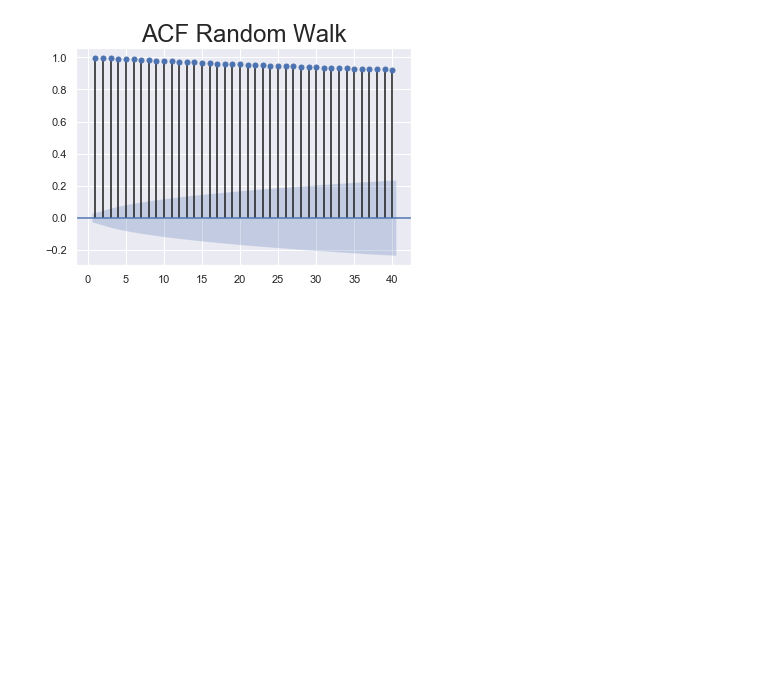
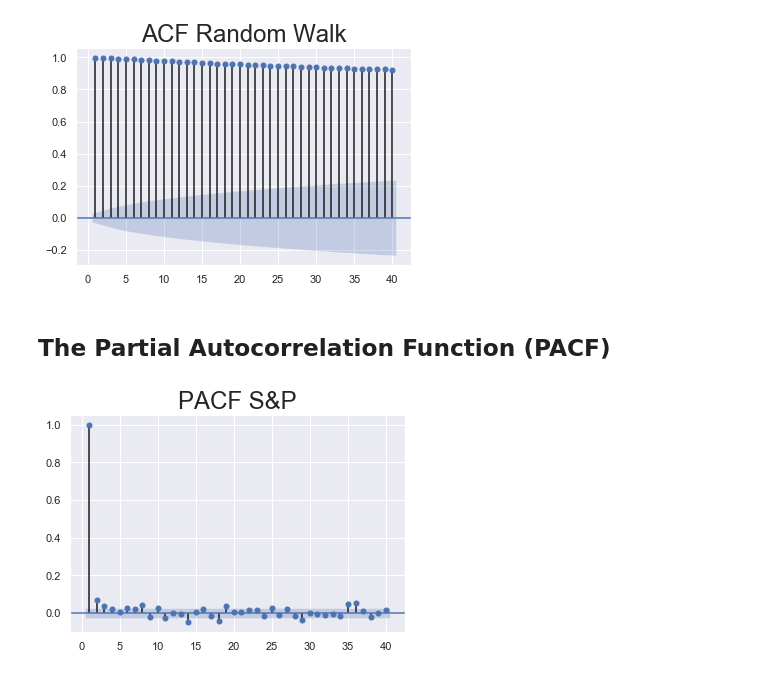
Before and after one commit to pauloteixeirajr/time-series-python, a Jupyter notebook: Working with Time Series in Python.ipynb, the cells around one changed output. Cells and saved outputs as stored; diff of their text form; code cells hidden in the pictures; blank space fills up the shorter version.

Commit message:
The partial autocorrelation function (pacf)

```diff
--- a/Working with Time Series in Python.ipynb
+++ b/Working with Time Series in Python.ipynb
@@ -234,3 +234,16 @@ plt.title('ACF Random Walk', size = 24)
 plt.show()
 # %% [output]
 [figure]
+# %% [markdown]
+## The Partial Autocorrelation Function (PACF)
+# %%
+sgt.plot_pacf(
+    df.market_value,
+    lags = 40,
+    zero = False,
+    method = ('ols') # order of least squares
+)
+plt.title('PACF S&P', size = 24)
+plt.show()
+# %% [output]
+[figure, added]
```
Also changed, not shown: parts of 2 cells of this notebook.
